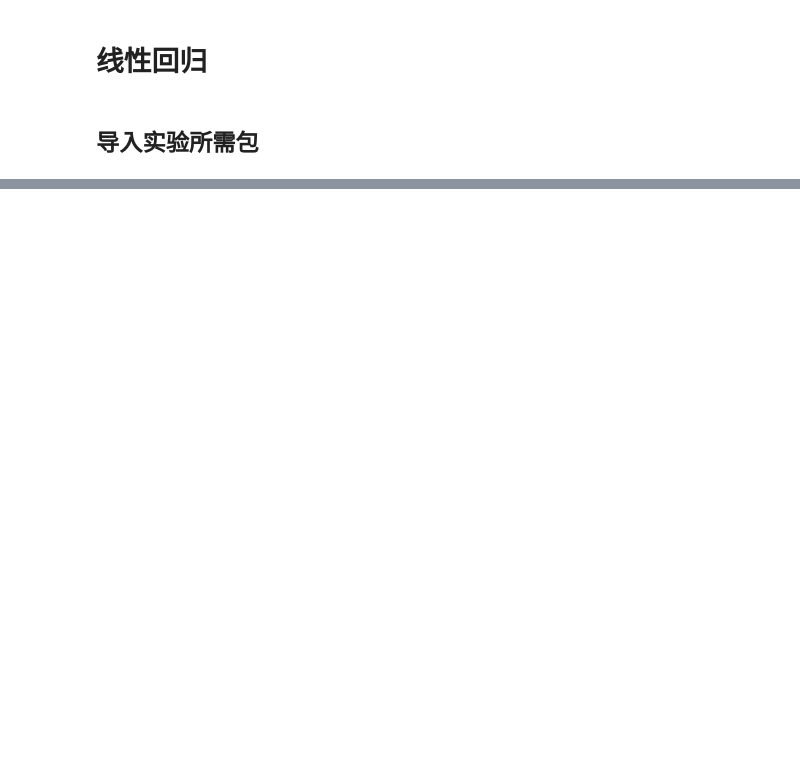
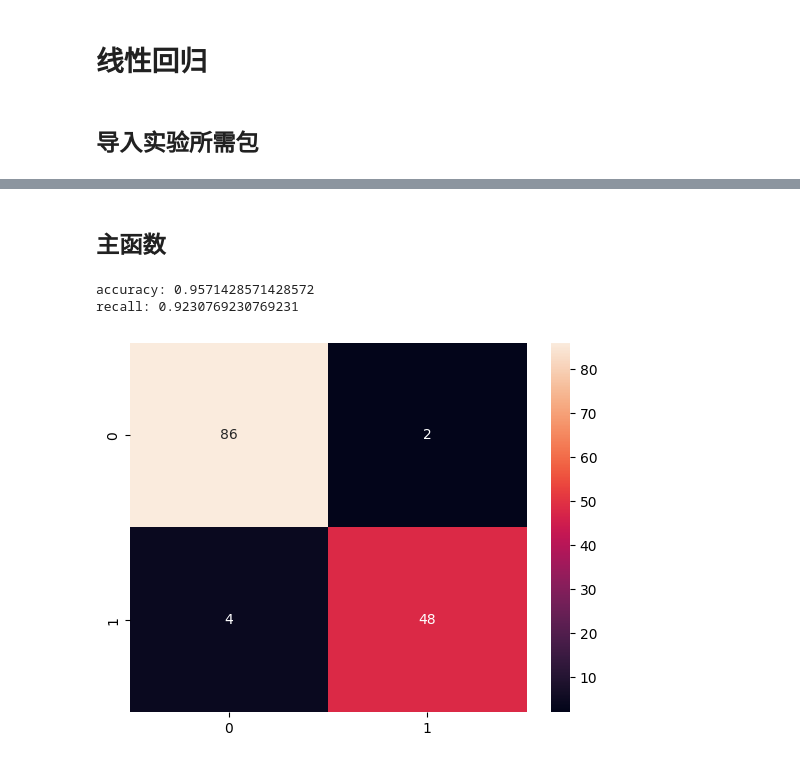
Before and after one commit to Routhleck/myNotes, a Jupyter notebook: 机器学习(updating)/hw/实验一 线性模型-实验/linear model_implement.ipynb, the cells around one changed output, grey strips where cells are left out. Cells and saved outputs as stored; diff of their text form; code cells hidden in the pictures; blank space fills up the shorter version.

```diff
--- a/机器学习(updating)/hw/实验一 线性模型-实验/linear model_implement.ipynb
+++ b/机器学习(updating)/hw/实验一 线性模型-实验/linear model_implement.ipynb
@@ -33,0 +214,35 @@ class LinearRegression:
+# %% [markdown]
+## 主函数
+# %%
+import seaborn as sns
+# 主函数
+X_train, y_train, X_test, y_test = data_process()
+# y=2 为benign, y=4 为malignant
+# 实例化模型
+model = LogisticRegression()
+# 训练模型
+model.fit(X_train, y_train, lr=0.01, max_iter=1000)
+# 保存模型
+model.save('model/logistic_model_implement.npz')
+# 评估模型
+y_pred = model.predict(X_test)
+
+# y_pred转化为0,1
+y_pred = np.where(y_pred > 0.5, 1, 0)
+
+# 将y_test转化为0,1
+y_test = np.where(y_test < 0, 0, 1)
+
+# print(y_pred, y_test)
+print('accuracy:', model.accuracy(y_test, y_pred))
+print('recall:', model.recall(y_test, y_pred))
+
+# 混淆矩阵
+from sklearn.metrics import confusion_matrix
+cm = confusion_matrix(y_test, y_pred)
+sns.heatmap(cm, annot=True, fmt='d')
+plt.show()
+# %% [output]
+accuracy: 0.9571428571428572
+recall: 0.9230769230769231
+[figure, added]
```
Also changed, not shown: parts of 12 cells of this notebook, 12 other files.
